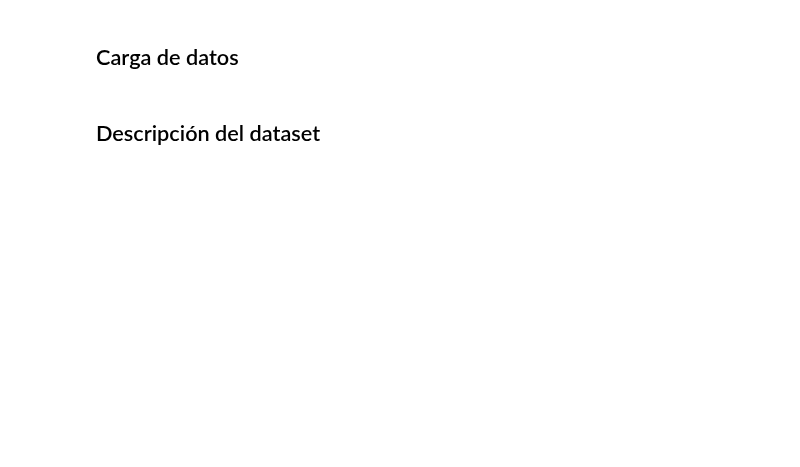
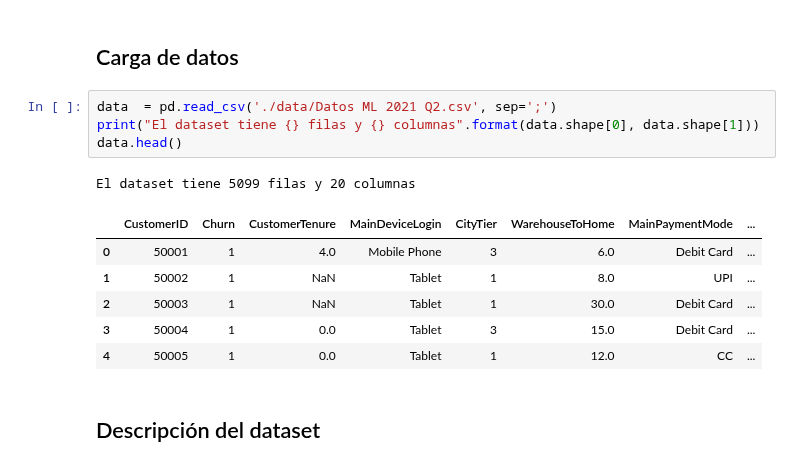
Before and after one commit to LuiosDyet/dh-ds-pi-1, a Jupyter notebook: TP3/TP3.ipynb, the cells around one changed output. Drawn from its saved outputs; the diff is of its cells as text; blank space fills up the shorter version.

```diff
--- a/TP3/TP3.ipynb
+++ b/TP3/TP3.ipynb
@@ -3,4 +21,16 @@
 # %% [markdown]
 ## Carga de datos
+# %%
+data  = pd.read_csv('./data/Datos ML 2021 Q2.csv', sep=';')
+print("El dataset tiene {} filas y {} columnas".format(data.shape[0], data.shape[1]))
+data.head()
+# %% [output]
+El dataset tiene 5099 filas y 20 columnas
+|  | CustomerID | Churn | CustomerTenure | MainDeviceLogin | CityTier | WarehouseToHome | MainPaymentMode | ... |
+| 0 | 50001 | 1 | 4.0 | Mobile Phone | 3 | 6.0 | Debit Card | ... |
+| 1 | 50002 | 1 | NaN | Tablet | 1 | 8.0 | UPI | ... |
+| 2 | 50003 | 1 | NaN | Tablet | 1 | 30.0 | Debit Card | ... |
+| 3 | 50004 | 1 | 0.0 | Tablet | 3 | 15.0 | Debit Card | ... |
+| 4 | 50005 | 1 | 0.0 | Tablet | 1 | 12.0 | CC | ... |
 # %% [markdown]
 ## Descripción del dataset
```
Also changed, not shown: parts of 13 cells of this notebook.
